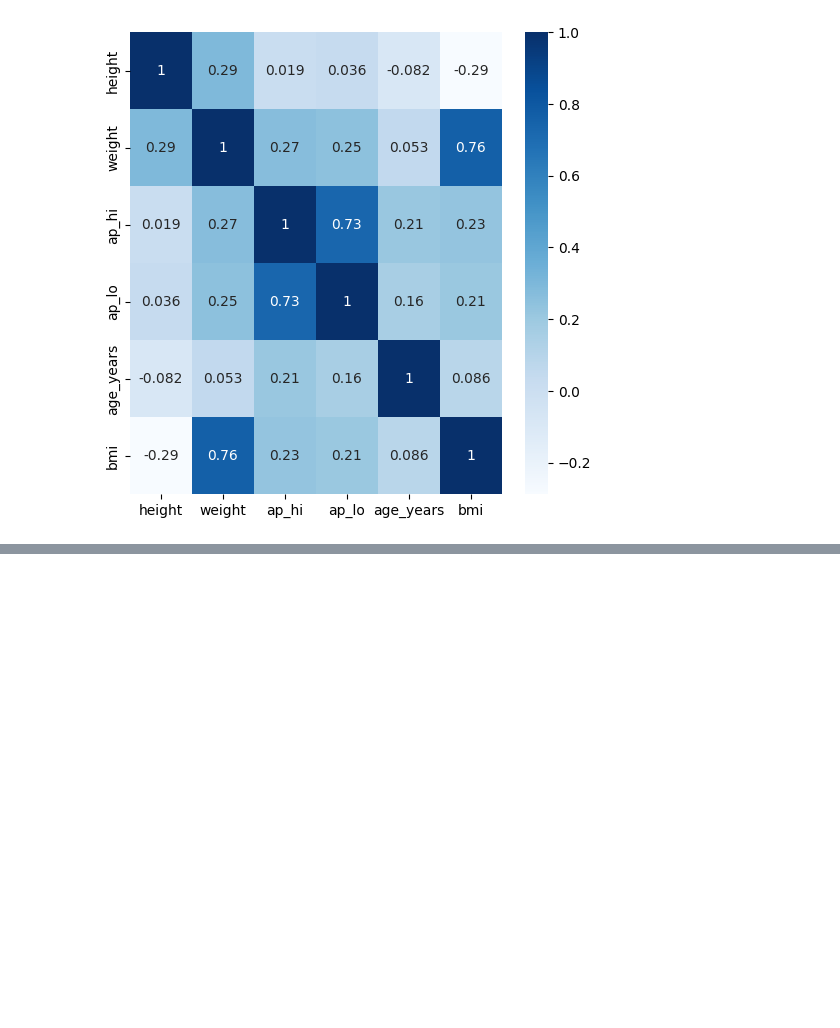
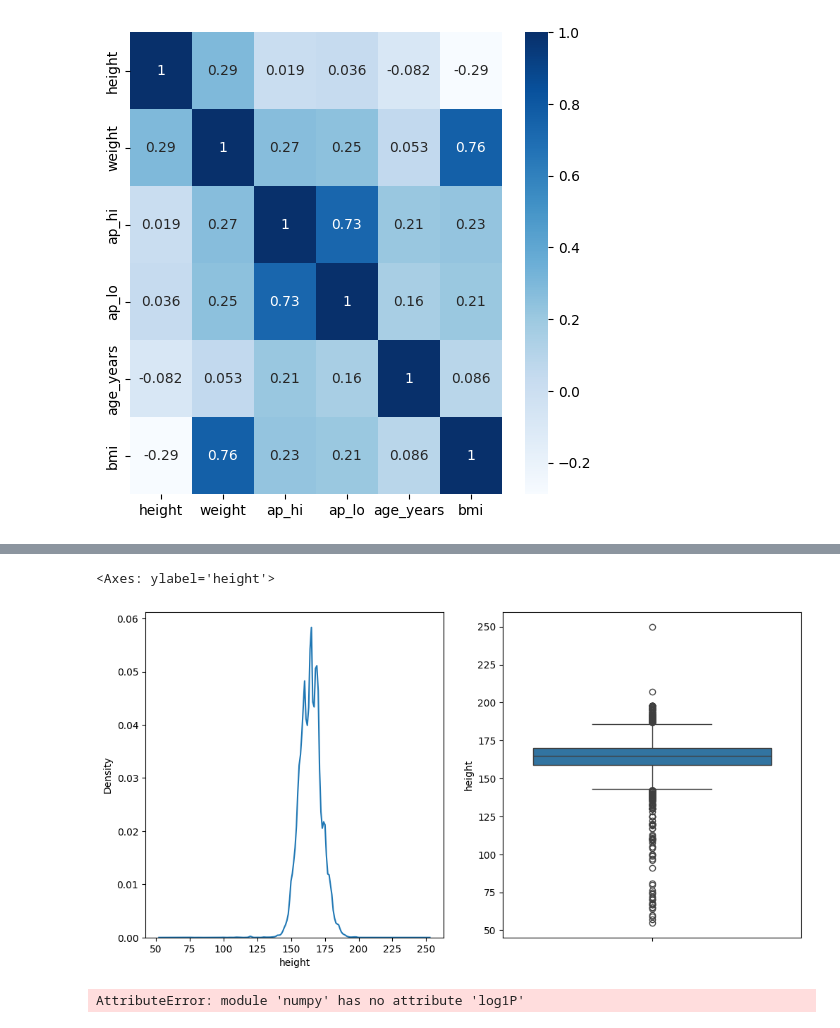
Before and after one commit to Manishkumar902/Project_cardio, a Jupyter notebook: Project.ipynb, the cells around one changed output, grey strips where cells are left out. Saved outputs shown, nothing was run; the diff lists cells and outputs as text; code cells hidden in the pictures; blank space fills up the shorter version.

```diff
--- a/Project.ipynb
+++ b/Project.ipynb
@@ -146,0 +178,15 @@ plt.savefig('correation-heatmap.jpg')
+# %%
+fig,axs = plt.subplots(1,2)
+fig.set_figheight(6)
+fig.set_figwidth(12)
+sns.kdeplot(df['height'],ax=axs[0])
+sns.boxplot(df['height'],ax=axs[1])
+# %% [output]
+<Axes: ylabel='height'>
+[figure, added]
+# %%
+ # IQR, Boundary Values, pciles, Yeojohnson
+
+df['height_log'] = np.log1P(df['height'])
+# %% [output]
+AttributeError: module 'numpy' has no attribute 'log1P'
```
Also changed, not shown: parts of 6 cells of this notebook, 3 other files.
